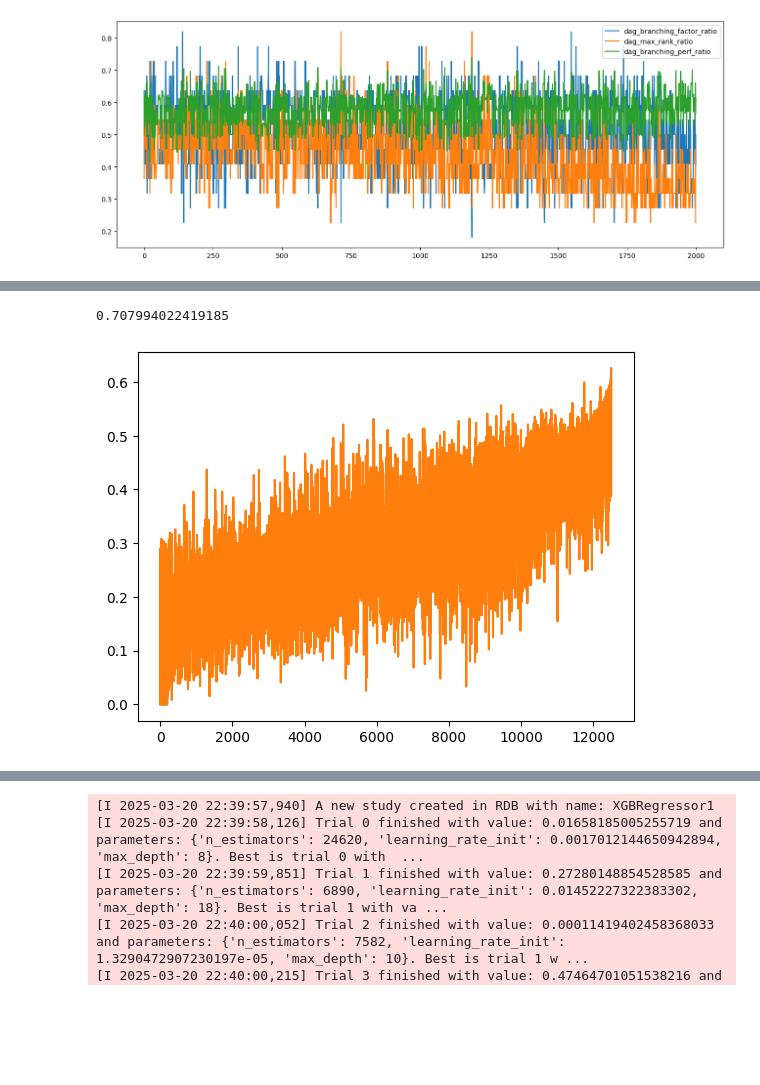
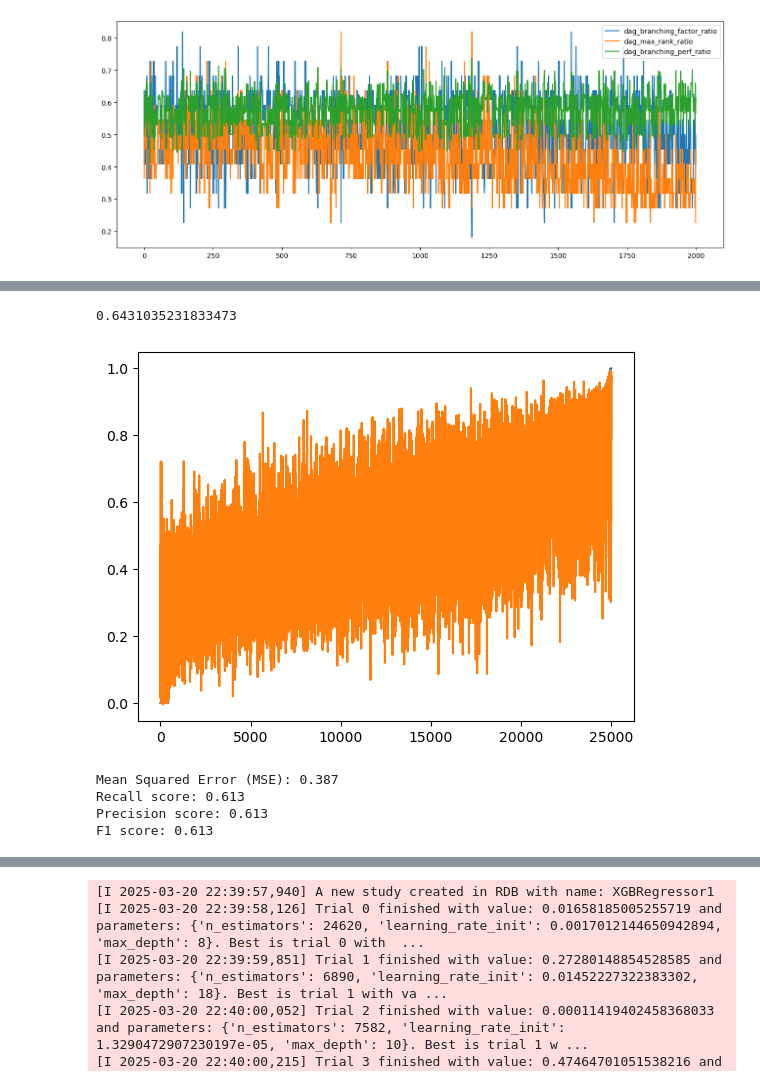
Before and after one commit to YannCharbon/DAGFastSimulator, a Jupyter notebook: EmpiricalPerfEvaluationML.ipynb, the cells around one changed output, grey strips where cells are left out. Cells and saved outputs as stored; diff of their text form; code cells hidden in the pictures; blank space fills up the shorter version.

Commit message:
WIP empirical perf

```diff
--- a/EmpiricalPerfEvaluationML.ipynb
+++ b/EmpiricalPerfEvaluationML.ipynb
@@ -390,19 +398,65 @@ print(f"Score: {study.best_value}")
 print("Best Hyperparameters:", study.best_params)
 # %%
 from xgboost import XGBRegressor
+from sklearn.model_selection import train_test_split
+import optuna
+import joblib
+import numpy as np
+import matplotlib.pyplot as plt
 
-xgb_model = XGBRegressor(n_estimators=5000, learning_rate=0.01, max_depth=20)
-xgb_model.fit(X_train, y_train)
-print(xgb_model.score(X_test, y_test))
+X = joblib.load("X_empirical.dump")
+y = joblib.load("y_empirical.dump")
 
-y_pred = xgb_model.predict(X_test)
+X_train, X_test, y_train, y_test = train_test_split(X, y, random_state=42, test_size=0.5)
+
+perf_model = XGBRegressor(n_estimators=4568, learning_rate=0.09984, max_depth=30, reg_lambda=1.0, reg_alpha=0.1, objective='reg:squarederror')
+perf_model.fit(X_train, y_train)
+print(perf_model.score(X_test, y_test))
+
+y_pred = perf_model.predict(X_test)
 
 y_sorted_indices = np.argsort(y_test)
 
 plt.figure()
 plt.plot(y_test[y_sorted_indices])
 plt.plot(y_pred[y_sorted_indices])
 plt.show()
 # %% [output]
-0.707994022419185
+0.6431035231833473
-[figure, old version]
+[figure, new version]
+# %%
+# First model prediction confidence model
+from xgboost import XGBClassifier
+from sklearn.metrics import mean_squared_error, r2_score, f1_score, precision_score, recall_score
+
+y_diff = y_pred - y_test
+y_conf = [1 if np.abs(sample) < 0.08 else 0 for sample in y_diff]
+
+X_conf_train, X_conf_test, y_conf_train, y_conf_test = train_test_split(X_test, y_conf, random_state=42, test_size=0.2)
+
+conf_model = XGBClassifier(n_estimators=4568, learning_rate=0.09984, max_depth=30)
+conf_model.fit(X_conf_train, y_conf_train)
+
+y_conf_pred = conf_model.predict_proba(X_conf_test)
+y_conf_pred = [1 if pred[0] >= 0.5 else 0 for pred in y_conf_pred]
+
+# Calculate Mean Squared Error (MSE)
+mse = mean_squared_error(y_conf_test, y_conf_pred)
+print(f"Mean Squared Error (MSE): {mse}")
+
+# Calculate recall score
+recall = recall_score(y_conf_test, y_conf_pred, average='micro' )
+print(f"Recall score: {recall}")
+
+# Calculate precision score
+precision = precision_score(y_conf_test, y_conf_pred, average='micro' )
+print(f"Precision score: {precision}")
+
+# Calculate F1 score
+f1 = f1_score(y_conf_test, y_conf_pred, average='micro' )
+print(f"F1 score: {f1}")
+# %% [output]
+Mean Squared Error (MSE): 0.387
+Recall score: 0.613
+Precision score: 0.613
+F1 score: 0.613
```
Also changed, not shown: parts of 6 cells of this notebook, 4 other files.
